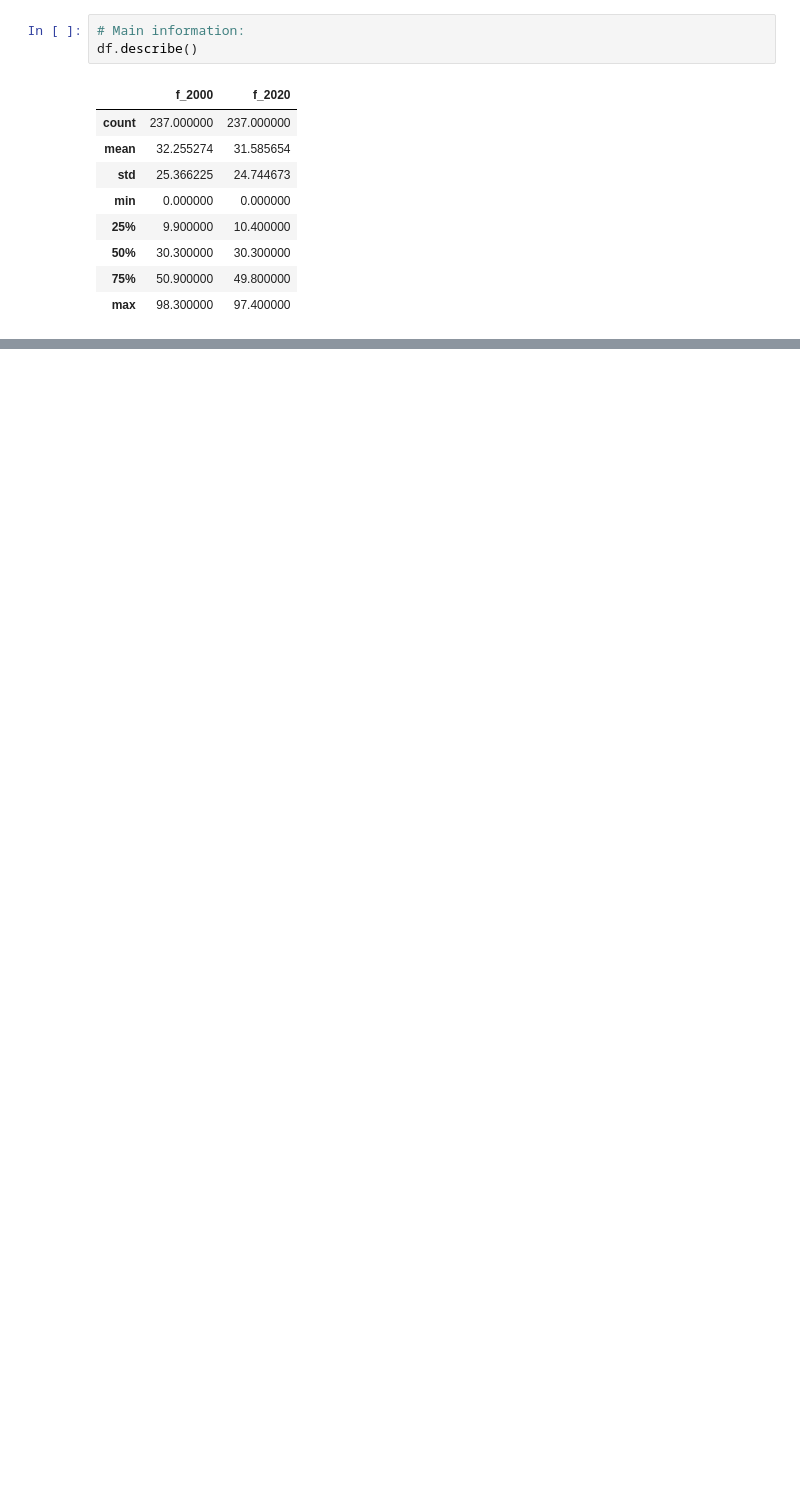
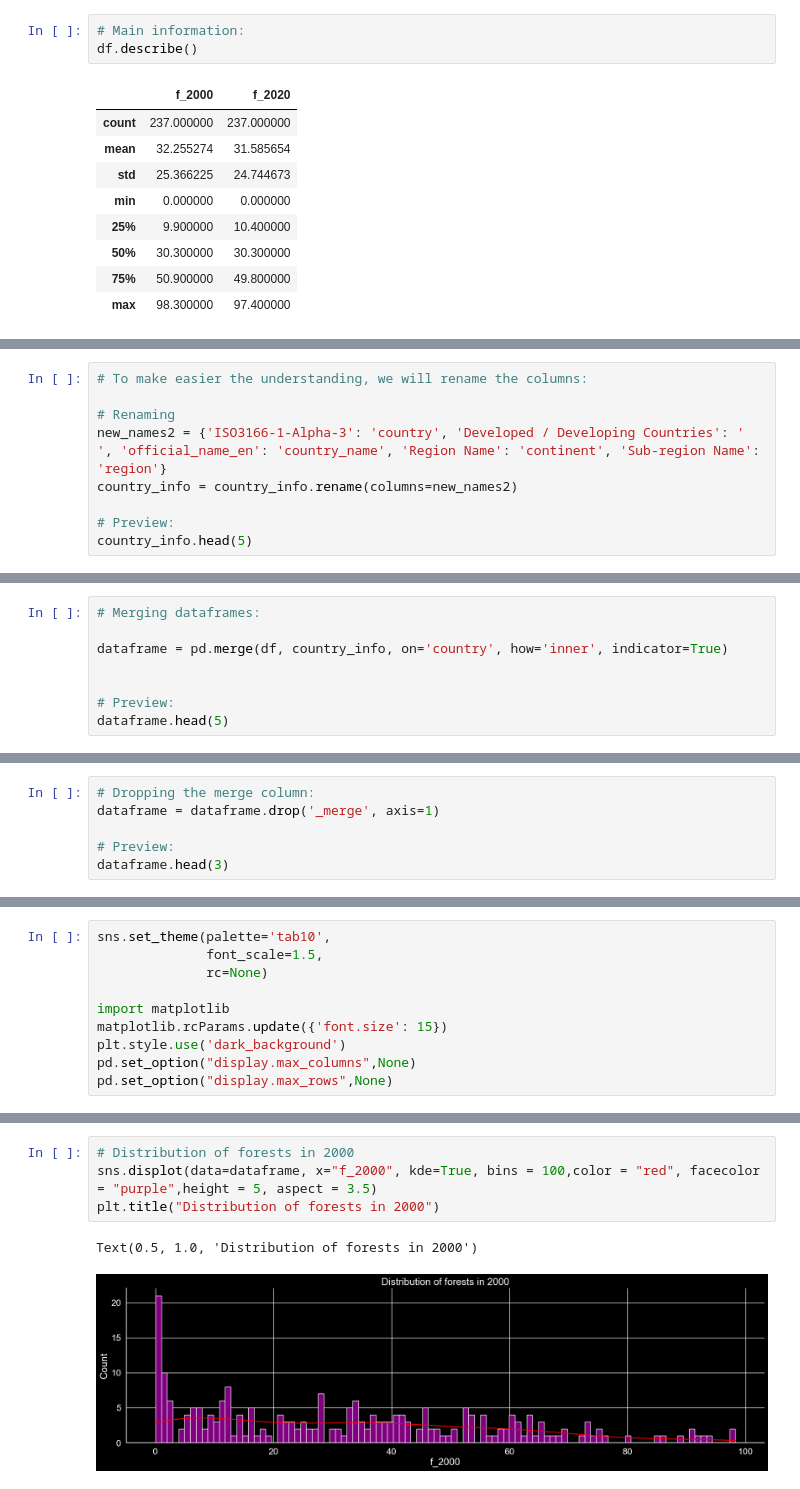
Before and after one commit to anacbneumann/Deforestation_analysis, a Jupyter notebook: deforestation_eda.ipynb, the cells around one changed output, grey strips where cells are left out. Cells and saved outputs as stored; diff of their text form; blank space fills up the shorter version.

```diff
--- a/deforestation_eda.ipynb
+++ b/deforestation_eda.ipynb
@@ -140,0 +185,9 @@ LINK: https://datahub.io/core/country-codes#data
+# %%
+# To make easier the understanding, we will rename the columns:
+
+# Renaming
+new_names2 = {'ISO3166-1-Alpha-3': 'country', 'Developed / Developing Countries': ' ', 'official_name_en': 'country_name', 'Region Name': 'continent', 'Sub-region Name': 'region'}
+country_info = country_info.rename(columns=new_names2)
+
+# Preview:
+country_info.head(5)
@@ -140,0 +201,8 @@ LINK: https://datahub.io/core/country-codes#data
+# %%
+# Merging dataframes:
+
+dataframe = pd.merge(df, country_info, on='country', how='inner', indicator=True)
+
+
+# Preview:
+dataframe.head(5)
@@ -140,0 +251,6 @@ LINK: https://datahub.io/core/country-codes#data
+# %%
+# Dropping the merge column:
+dataframe = dataframe.drop('_merge', axis=1)
+
+# Preview:
+dataframe.head(3)
@@ -140,0 +264,10 @@ LINK: https://datahub.io/core/country-codes#data
+# %%
+sns.set_theme(palette='tab10',
+              font_scale=1.5,
+              rc=None)
+
+import matplotlib
+matplotlib.rcParams.update({'font.size': 15})
+plt.style.use('dark_background')
+pd.set_option("display.max_columns",None)
+pd.set_option("display.max_rows",None)
@@ -140,0 +282,7 @@ LINK: https://datahub.io/core/country-codes#data
+# %%
+# Distribution of forests in 2000
+sns.displot(data=dataframe, x="f_2000", kde=True, bins = 100,color = "red", facecolor = "purple",height = 5, aspect = 3.5)
+plt.title("Distribution of forests in 2000")
+# %% [output]
+Text(0.5, 1.0, 'Distribution of forests in 2000')
+[figure, added]
```
Also changed, not shown: parts of 22 cells of this notebook, 2 other files.
